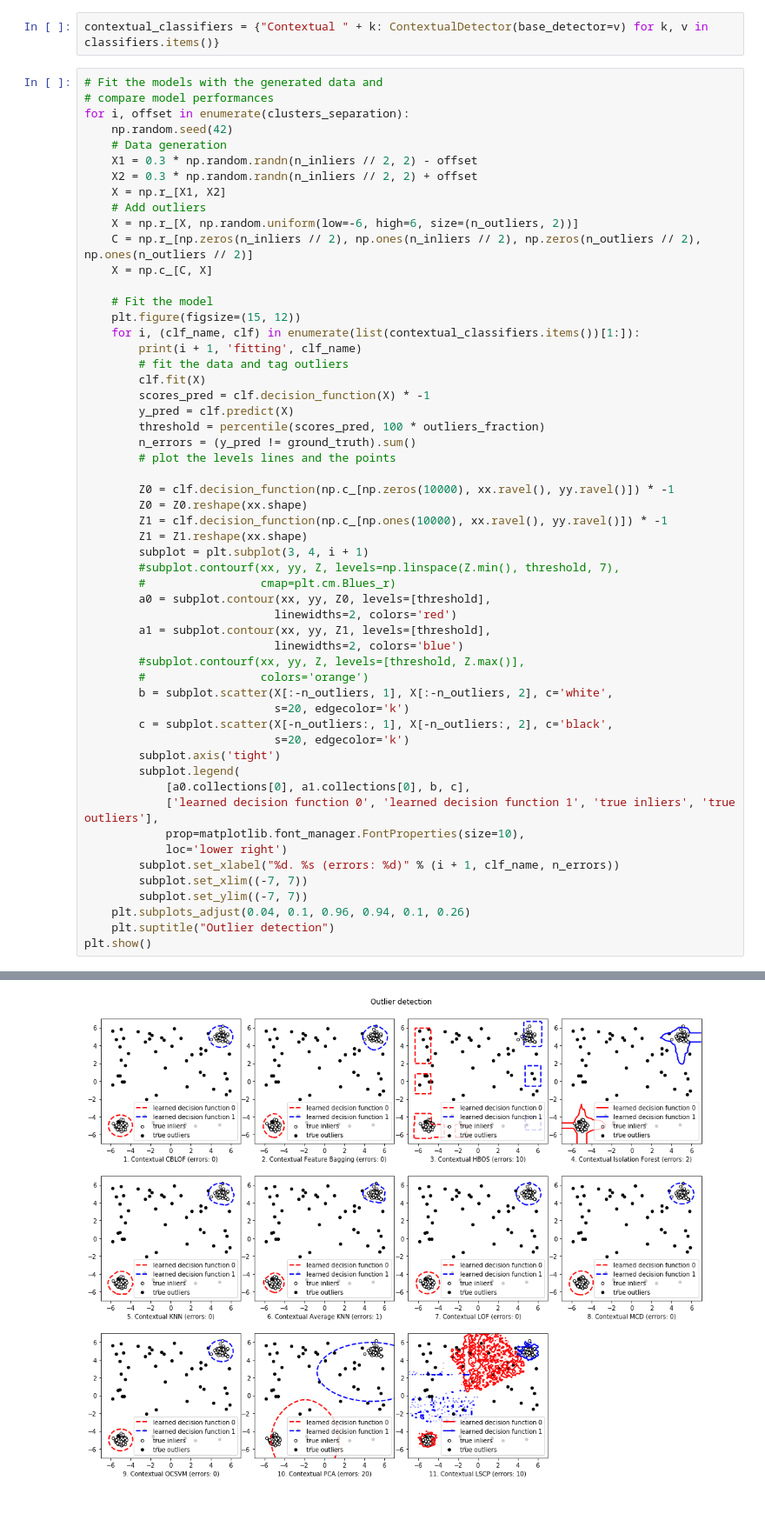
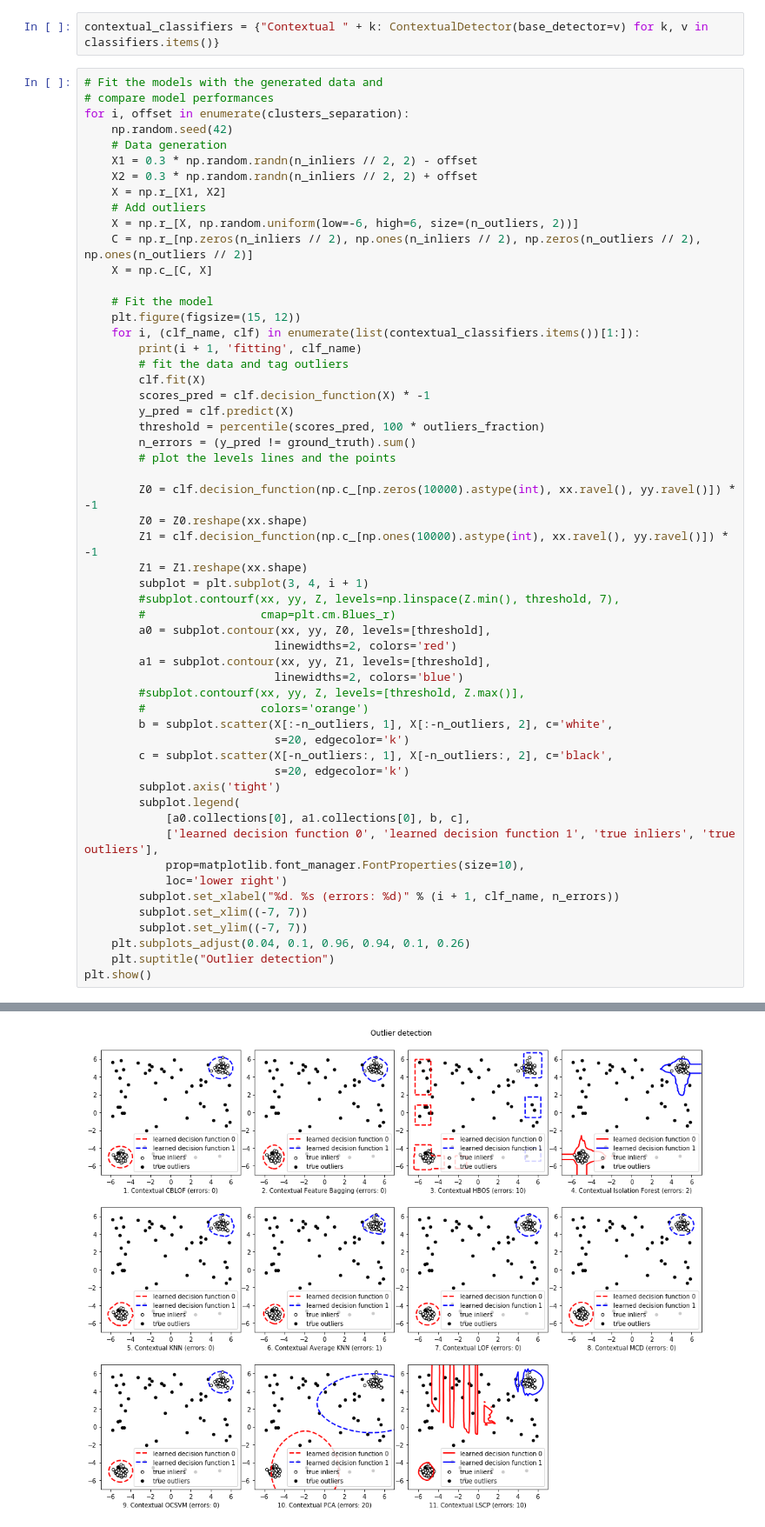
Before and after one commit to davnn/pyod, a Jupyter notebook: notebooks/Compare Contextual (Boundary Only).ipynb, the cells around one changed output, grey strips where cells are left out. Shown at 87% size. Cells and saved outputs as stored; diff of their text form.

```diff
--- a/notebooks/Compare Contextual (Boundary Only).ipynb
+++ b/notebooks/Compare Contextual (Boundary Only).ipynb
@@ -159,9 +159,9 @@ for i, offset in enumerate(clusters_separation):
         n_errors = (y_pred != ground_truth).sum()
         # plot the levels lines and the points
 
-        Z0 = clf.decision_function(np.c_[np.zeros(10000), xx.ravel(), yy.ravel()]) * -1
+        Z0 = clf.decision_function(np.c_[np.zeros(10000).astype(int), xx.ravel(), yy.ravel()]) * -1
         Z0 = Z0.reshape(xx.shape)
-        Z1 = clf.decision_function(np.c_[np.ones(10000), xx.ravel(), yy.ravel()]) * -1
+        Z1 = clf.decision_function(np.c_[np.ones(10000).astype(int), xx.ravel(), yy.ravel()]) * -1
         Z1 = Z1.reshape(xx.shape)
         subplot = plt.subplot(3, 4, i + 1)
         #subplot.contourf(xx, yy, Z, levels=np.linspace(Z.min(), threshold, 7),
@@ -173,31 +173,31 @@ for i, offset in enumerate(clusters_separation):
         #subplot.contourf(xx, yy, Z, levels=[threshold, Z.max()],
         #                 colors='orange')
         b = subplot.scatter(X[:-n_outliers, 1], X[:-n_outliers, 2], c='white',
                             s=20, edgecolor='k')
         c = subplot.scatter(X[-n_outliers:, 1], X[-n_outliers:, 2], c='black',
                             s=20, edgecolor='k')
         subplot.axis('tight')
         subplot.legend(
             [a0.collections[0], a1.collections[0], b, c],
             ['learned decision function 0', 'learned decision function 1', 'true inliers', 'true outliers'],
             prop=matplotlib.font_manager.FontProperties(size=10),
             loc='lower right')
         subplot.set_xlabel("%d. %s (errors: %d)" % (i + 1, clf_name, n_errors))
         subplot.set_xlim((-7, 7))
         subplot.set_ylim((-7, 7))
     plt.subplots_adjust(0.04, 0.1, 0.96, 0.94, 0.1, 0.26)
     plt.suptitle("Outlier detection")
 plt.show()
 # %% [output]
 1 fitting Contextual CBLOF
 2 fitting Contextual Feature Bagging
 3 fitting Contextual HBOS
 4 fitting Contextual Isolation Forest
 5 fitting Contextual KNN
 6 fitting Contextual Average KNN
 7 fitting Contextual LOF
 8 fitting Contextual MCD
 9 fitting Contextual OCSVM
 10 fitting Contextual PCA
 11 fitting Contextual LSCP
-[figure, old version]
+[figure, new version]
```
Also changed, not shown: 2 other files.
